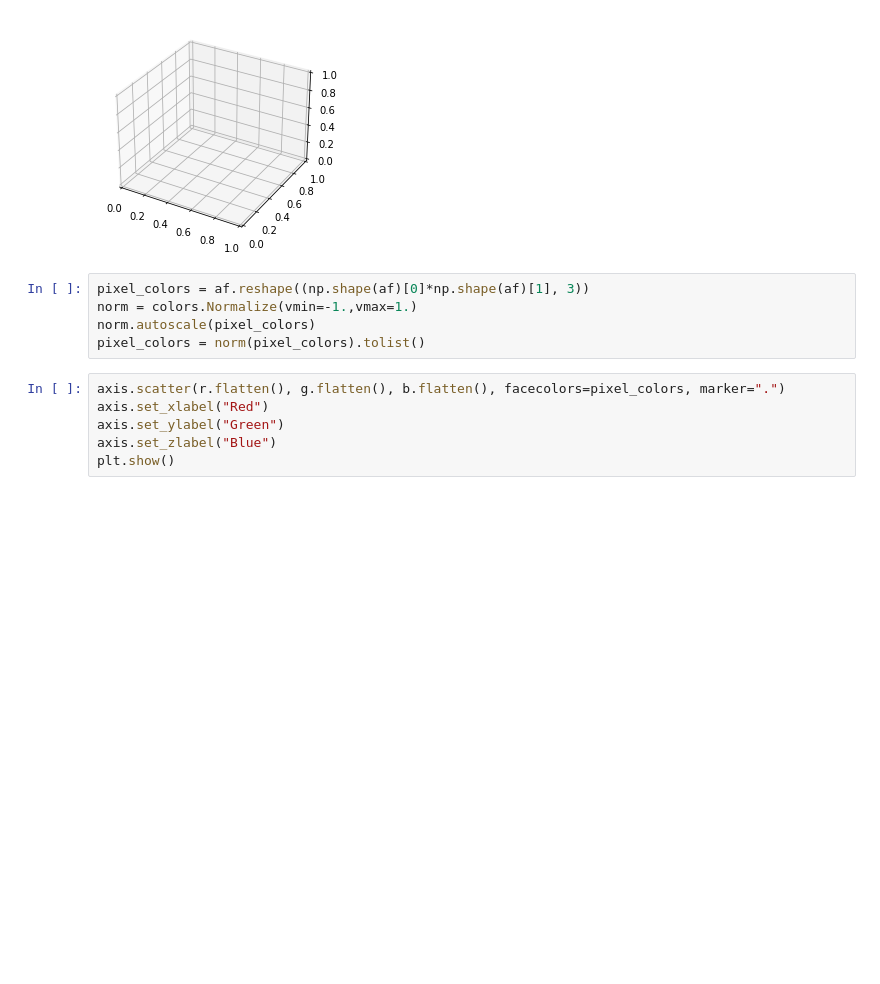
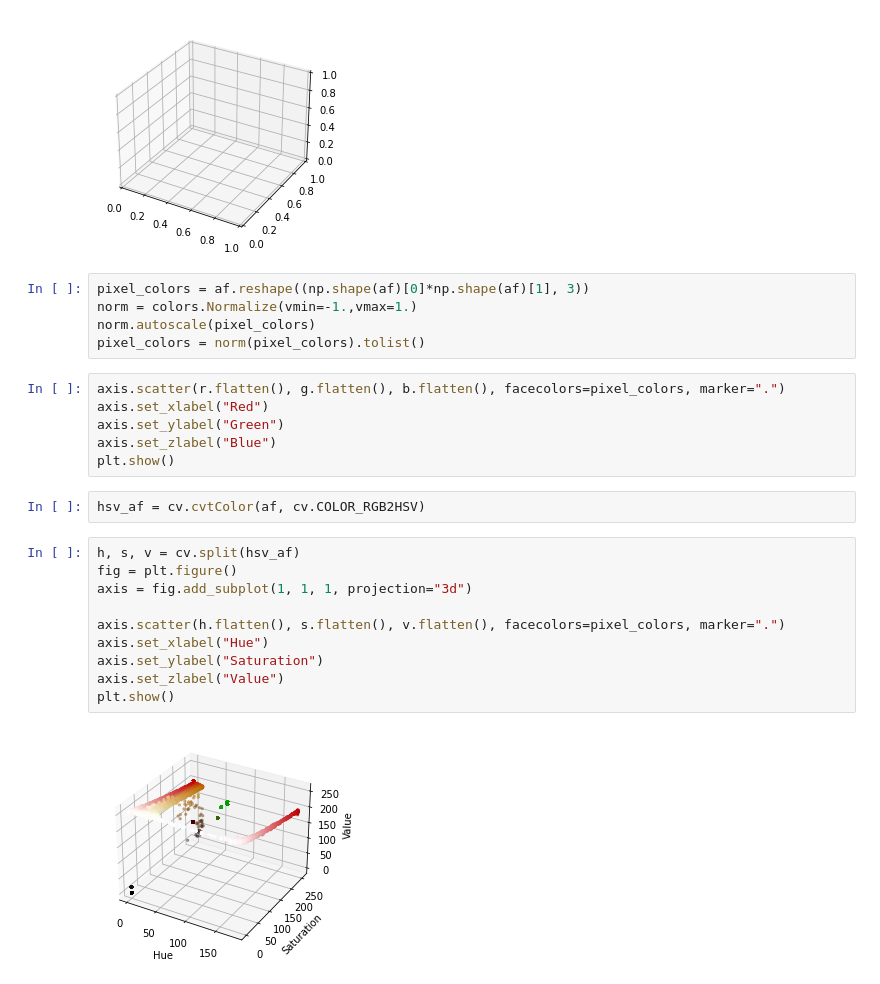
Before and after one commit to ehugithub/flagdle, a Jupyter notebook: imgs.ipynb, the cells around one changed output. Drawn from its saved outputs; the diff is of its cells as text; blank space fills up the shorter version.

```diff
--- a/imgs.ipynb
+++ b/imgs.ipynb
@@ -36,3 +36,17 @@ axis.set_xlabel("Red")
 axis.set_ylabel("Green")
 axis.set_zlabel("Blue")
 plt.show()
+# %%
+hsv_af = cv.cvtColor(af, cv.COLOR_RGB2HSV)
+# %%
+h, s, v = cv.split(hsv_af)
+fig = plt.figure()
+axis = fig.add_subplot(1, 1, 1, projection="3d")
+
+axis.scatter(h.flatten(), s.flatten(), v.flatten(), facecolors=pixel_colors, marker=".")
+axis.set_xlabel("Hue")
+axis.set_ylabel("Saturation")
+axis.set_zlabel("Value")
+plt.show()
+# %% [output]
+[figure, added]
```
